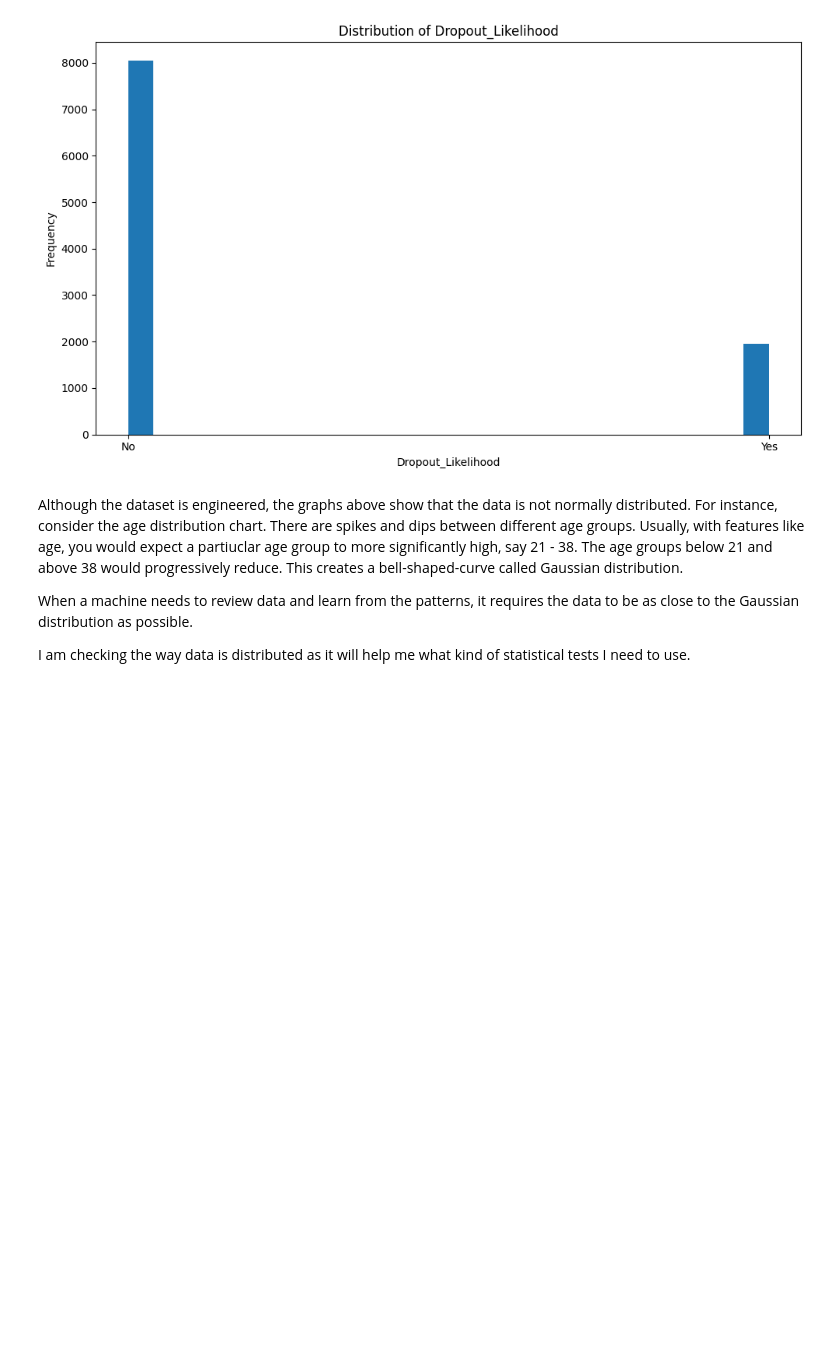
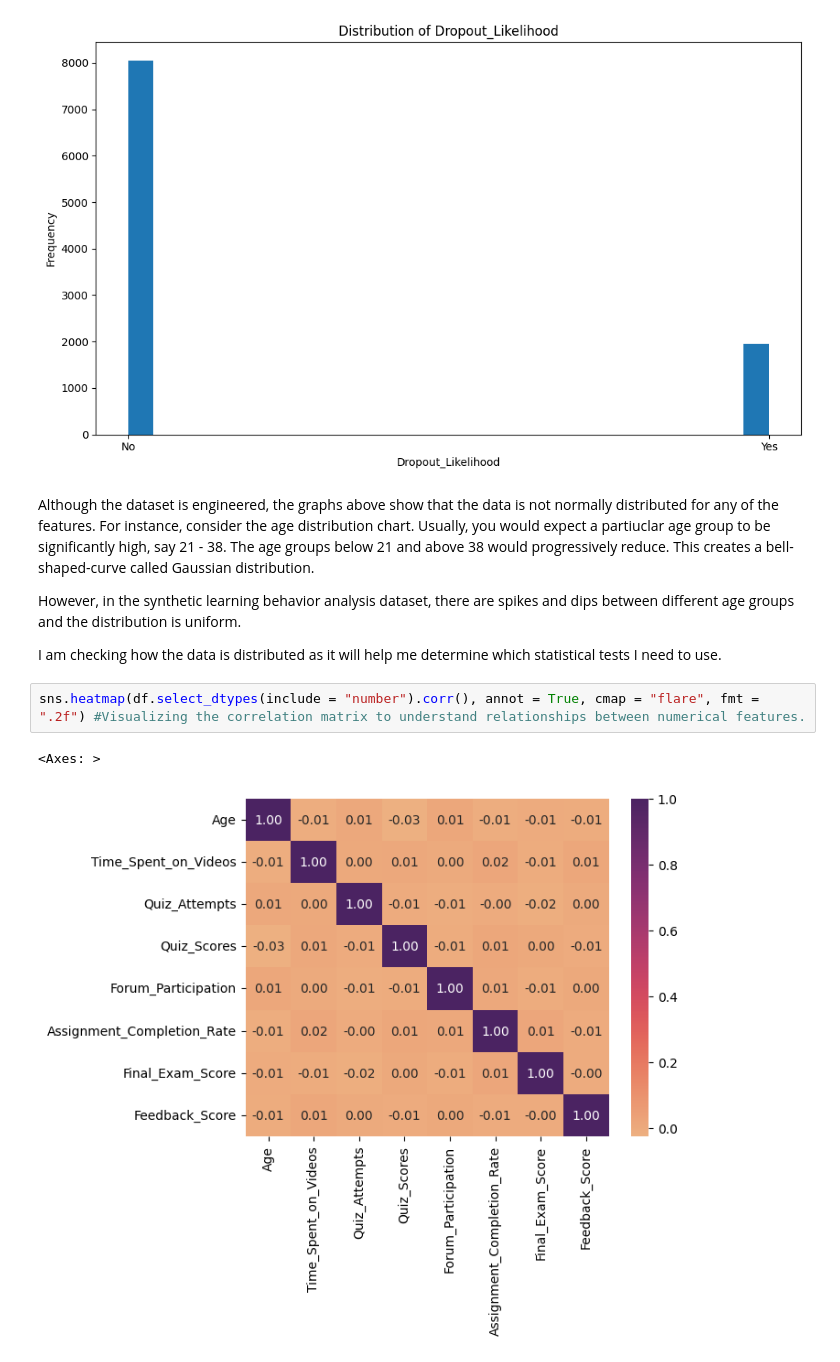
Before and after one commit to narendran-manoharan/synthetic_learning_behavior_analysis, a Jupyter notebook: project_work_jupyter_notebooks/synthetic_learning_behavior_analysis_extract.ipynb, the cells around one changed output. Drawn from its saved outputs; the diff is of its cells as text; blank space fills up the shorter version.

Commit message:
Add correlation analysis.

```diff
--- a/project_work_jupyter_notebooks/synthetic_learning_behavior_analysis_extract.ipynb
+++ b/project_work_jupyter_notebooks/synthetic_learning_behavior_analysis_extract.ipynb
@@ -340,8 +340,13 @@ for col in df.columns[1:]:
 [figure]
 [figure]
 # %% [markdown]
-Although the dataset is engineered, the graphs above show that the data is not normally distributed. For instance, consider the age distribution chart. There are spikes and dips between different age groups. Usually, with features like age, you would expect a partiuclar age group to more significantly high, say 21 - 38. The age groups below 21 and above 38 would progressively reduce. This creates a bell-shaped-curve called Gaussian distribution.
+Although the dataset is engineered, the graphs above show that the data is not normally distributed for any of the features. For instance, consider the age distribution chart. Usually, you would expect a partiuclar age group to be significantly high, say 21 - 38. The age groups below 21 and above 38 would progressively reduce. This creates a bell-shaped-curve called Gaussian distribution.
 
-When a machine needs to review data and learn from the patterns, it requires the data to be as close to the Gaussian distribution as possible.
+However, in the synthetic learning behavior analysis dataset, there are spikes and dips between different age groups and the distribution is uniform.
 
-I am checking the way data is distributed as it will help me what kind of statistical tests I need to use.
+I am checking how the data is distributed as it will help me determine which statistical tests I need to use.
+# %%
+sns.heatmap(df.select_dtypes(include = "number").corr(), annot = True, cmap = "flare", fmt = ".2f") #Visualizing the correlation matrix to understand relationships between numerical features.
+# %% [output]
+<Axes: >
+[figure, added]
```
Also changed, not shown: parts of 9 cells of this notebook.
